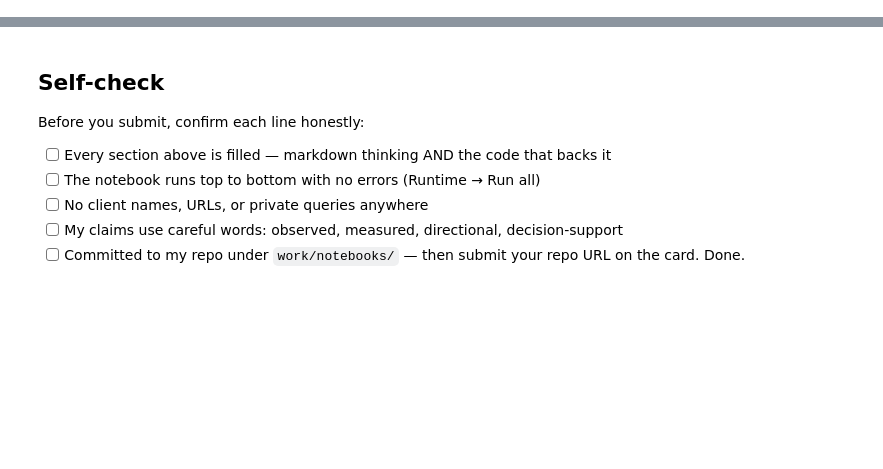
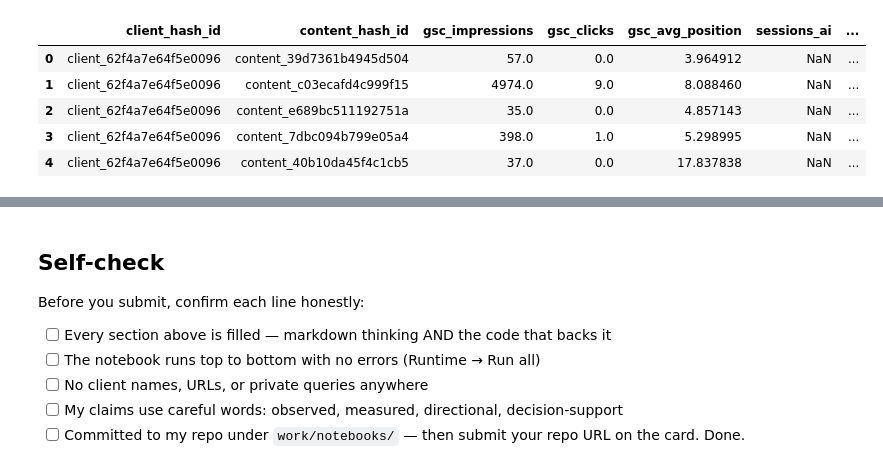
Before and after one commit to VikramR6/flyrank-ml-internship-assign1, a Jupyter notebook: work/notebooks/w03_data_contract.ipynb, the cells around one changed output, grey strips where cells are left out. Saved outputs shown, nothing was run; the diff lists cells and outputs as text; code cells hidden in the pictures; blank space fills up the shorter version.

```diff
--- a/work/notebooks/w03_data_contract.ipynb
+++ b/work/notebooks/w03_data_contract.ipynb
@@ -36,0 +15,5 @@ This skeleton is yours to fill. Work the sections **in order** — each one has
+# %%
+HF_TOKEN = userdata.get("HF_TOKEN")
+login(token=HF_TOKEN)
+
+con = duckdb.connect()
@@ -36,0 +138,71 @@ This skeleton is yours to fill. Work the sections **in order** — each one has
+# %%
+feature_frame = con.sql("""
+    WITH feature_window AS (
+        SELECT
+            client_hash_id,
+            content_hash_id,
+
+            SUM(gsc_impressions) AS gsc_impressions,
+            SUM(gsc_clicks) AS gsc_clicks,
+
+            SUM(gsc_sum_position) * 1.0
+                / NULLIF(SUM(gsc_impressions), 0) AS gsc_avg_position,
+
+            SUM(sessions_ai) AS sessions_ai,
+
+            COUNT(*) FILTER (
+                WHERE gsc_data_available IS TRUE
+            ) AS gsc_measured_days
+
+        FROM fact_content_daily_performance
+        WHERE report_date BETWEEN DATE '2026-03-01'
+                              AND DATE '2026-03-15'
+          AND gsc_data_available IS TRUE
+        GROUP BY
+            client_hash_id,
+            content_hash_id
+    ),
+
+    label_window AS (
+        SELECT
+            client_hash_id,
+            content_hash_id,
+
+            CASE
+                WHEN SUM(gsc_clicks) = 0 THEN 1
+                ELSE 0
+            END AS decline_proxy
+
+        FROM fact_content_daily_performance
+        WHERE report_date BETWEEN DATE '2026-03-16'
+                              AND DATE '2026-03-31'
+          AND gsc_data_available IS TRUE
+        GROUP BY
+            client_hash_id,
+            content_hash_id
+    )
+
+    SELECT
+        f.client_hash_id,
+        f.content_hash_id,
+        f.gsc_impressions,
+        f.gsc_clicks,
+        f.gsc_avg_position,
+        f.sessions_ai,
+        f.gsc_measured_days,
+        l.decline_proxy
+
+    FROM feature_window f
+    INNER JOIN label_window l
+        ON f.client_hash_id = l.client_hash_id
+       AND f.content_hash_id = l.content_hash_id
+""").df()
+
+feature_frame.head()
+# %% [output]
+|  | client_hash_id | content_hash_id | gsc_impressions | gsc_clicks | gsc_avg_position | sessions_ai | ... |
+| 0 | client_62f4a7e64f5e0096 | content_39d7361b4945d504 | 57.0 | 0.0 | 3.964912 | NaN | ... |
+| 1 | client_62f4a7e64f5e0096 | content_c03ecafd4c999f15 | 4974.0 | 9.0 | 8.088460 | NaN | ... |
+| 2 | client_62f4a7e64f5e0096 | content_e689bc511192751a | 35.0 | 0.0 | 4.857143 | NaN | ... |
+| 3 | client_62f4a7e64f5e0096 | content_7dbc094b799e05a4 | 398.0 | 1.0 | 5.298995 | NaN | ... |
+| 4 | client_62f4a7e64f5e0096 | content_40b10da45f4c1cb5 | 37.0 | 0.0 | 17.837838 | NaN | ... |
```
Also changed, not shown: parts of 24 cells of this notebook.
